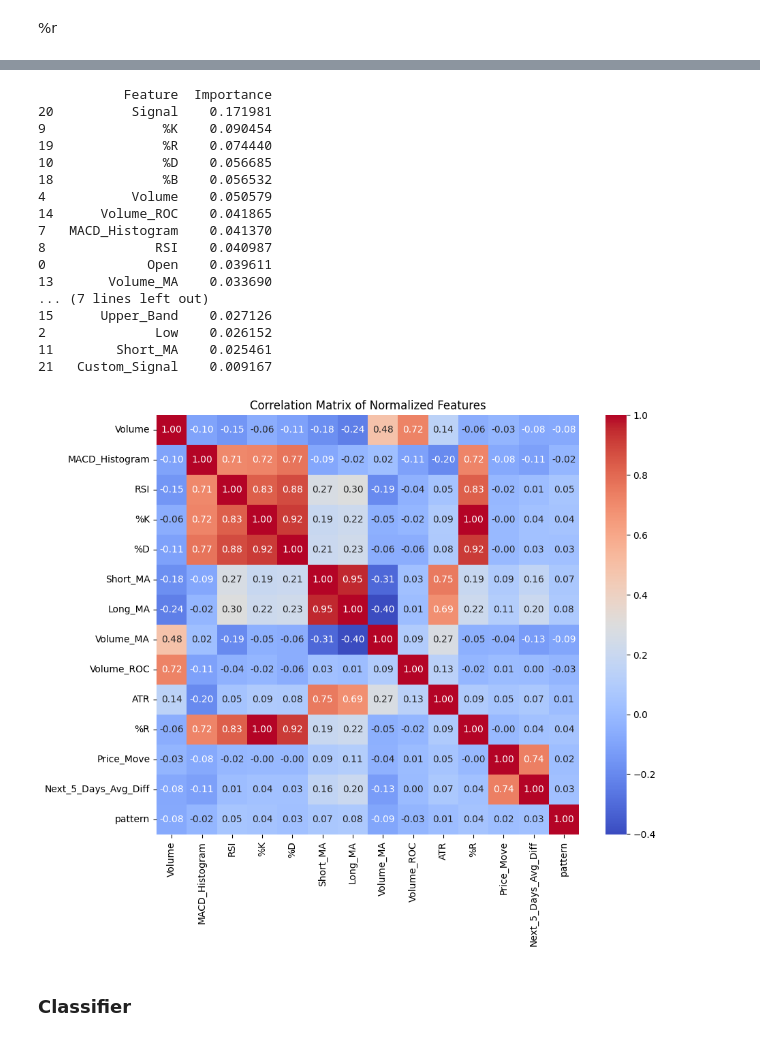
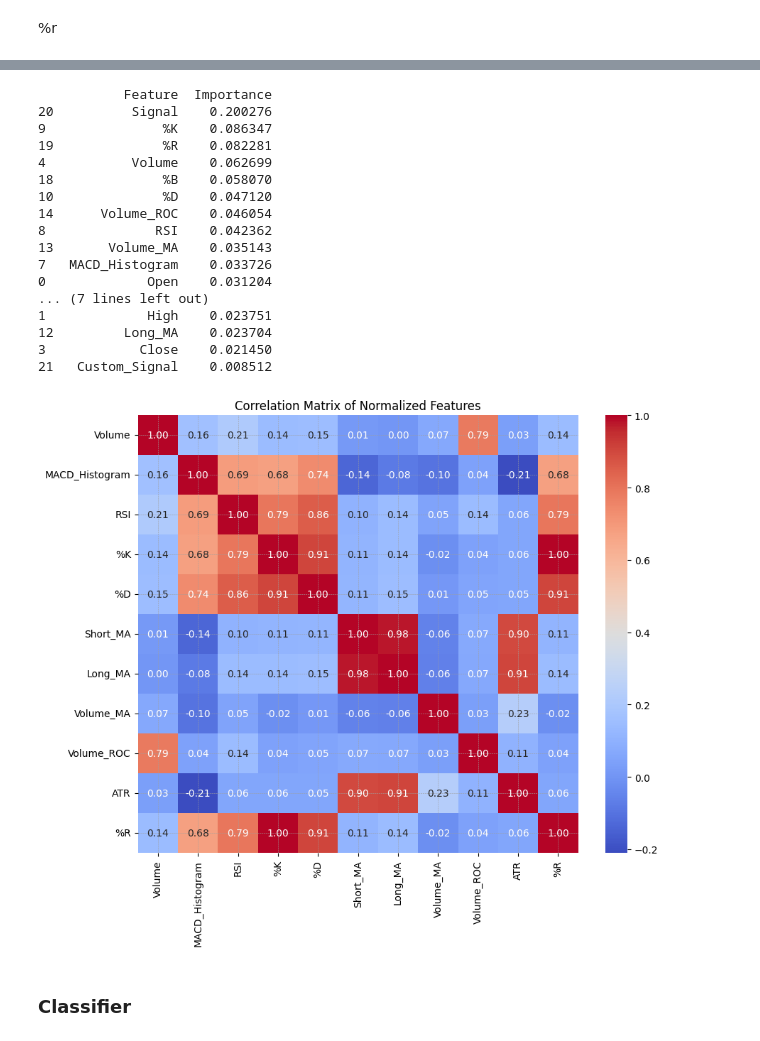
Before and after one commit to H1mm4tHQ/Stock_Market_Price_Movement_Prediction_ML, a Jupyter notebook: PRML_Project.ipynb, the cells around one changed output, grey strips where cells are left out. Drawn from its saved outputs; the diff is of its cells as text; code cells hidden in the pictures.

```diff
--- a/PRML_Project.ipynb
+++ b/PRML_Project.ipynb
@@ -8,14 +5,11 @@ import matplotlib.pyplot as plt
 import mplfinance as mpf
 warnings.filterwarnings("ignore")   # Ignore all warnings
 # %%
-recent_data = yf.download("TATAMOTORS.NS", period="3y",interval="1d")   #month: mo
-# start_date = "2024-01-01"
-# end_date = "2024-03-15"
-# recent_data = yf.download("ONGC.NS", start=start_date, end=end_date, interval="1d")
+recent_data = yf.download("TATAMOTORS.NS", period="2y",interval="1d")   #month: mo
 recent_data['Close'].plot()
 plt.title("Tata Motors Ltd Shares")
 plt.show()
-# Plot candlestick patterns using mplfinance
-# mpf.plot(recent_data.loc['2024-02-16':'2024-04-20'], type='candle', style='charles', title='Candlestick Pattern')
+# Plot candlestick patterns using mplfinance for a sample time period
+mpf.plot(recent_data.loc['2024-02-20':'2024-04-20'], type='candle', style='charles', title='Candlestick Pattern')
 # %% [output]
 [*********************100%%**********************]  1 of 1 completed
@@ -757,10 +715,8 @@ from sklearn.ensemble import RandomForestClassifier
 X = recent_data.drop(columns=['Price_Move_1', 'Price_Move', 'Next_5_Days_Avg_Diff', '%R_Bin', 'RSI_Bin', 'pattern'])  # Features
 y = recent_data[['Price_Move_1']]  # Target variable
 
-# Store column names
 feature_names = X.columns.tolist()
 
-# Scale the features
 scaler = StandardScaler()
 X = scaler.fit_transform(X)
 
@@ -787,22 +743,22 @@ fi_df = fi_df.sort_values(by='Importance', ascending=False)
 print(fi_df)
 # %% [output]
            Feature  Importance
-20          Signal    0.171981
-9               %K    0.090454
-19              %R    0.074440
-10              %D    0.056685
-18              %B    0.056532
-4           Volume    0.050579
-14      Volume_ROC    0.041865
-7   MACD_Histogram    0.041370
-8              RSI    0.040987
-0             Open    0.039611
-13       Volume_MA    0.033690
+20          Signal    0.200276
+9               %K    0.086347
+19              %R    0.082281
+4           Volume    0.062699
+18              %B    0.058070
+10              %D    0.047120
+14      Volume_ROC    0.046054
+8              RSI    0.042362
+13       Volume_MA    0.035143
+7   MACD_Histogram    0.033726
+0             Open    0.031204
 ... (7 lines left out)
-15      Upper_Band    0.027126
-2              Low    0.026152
-11        Short_MA    0.025461
-21   Custom_Signal    0.009167
+1             High    0.023751
+12         Long_MA    0.023704
+3            Close    0.021450
+21   Custom_Signal    0.008512
 # %%
 # One-hot encode the "pattern" column
 # X = pd.get_dummies(recent_data[features], columns=['pattern'])
@@ -812,17 +768,17 @@ for i in range(len(unqValues)):
 # %%
 # Compute the correlation matrix
 data_corr=recent_data[['Volume', 'MACD_Histogram', 'RSI', '%K', '%D', 'Short_MA', 'Long_MA', 'Volume_MA',
-       'Volume_ROC', 'ATR', '%R','Price_Move','Next_5_Days_Avg_Diff','pattern']]
+       'Volume_ROC', 'ATR', '%R']]
 # non_tar_data=data_corr.drop('Price_Move',axis=1)
 correlation_matrix = data_corr.corr()
 
 # Plot the correlation matrix
 plt.figure(figsize=(10, 8))
 sns.heatmap(correlation_matrix, annot=True, cmap='coolwarm', fmt=".2f")
 plt.title('Correlation Matrix of Normalized Features')
 plt.show()
 # %% [output]
-[figure, old version]
+[figure, new version]
 # %% [markdown]
 ### Classifier
 # %%
```
Also changed, not shown: parts of 24 cells of this notebook.
